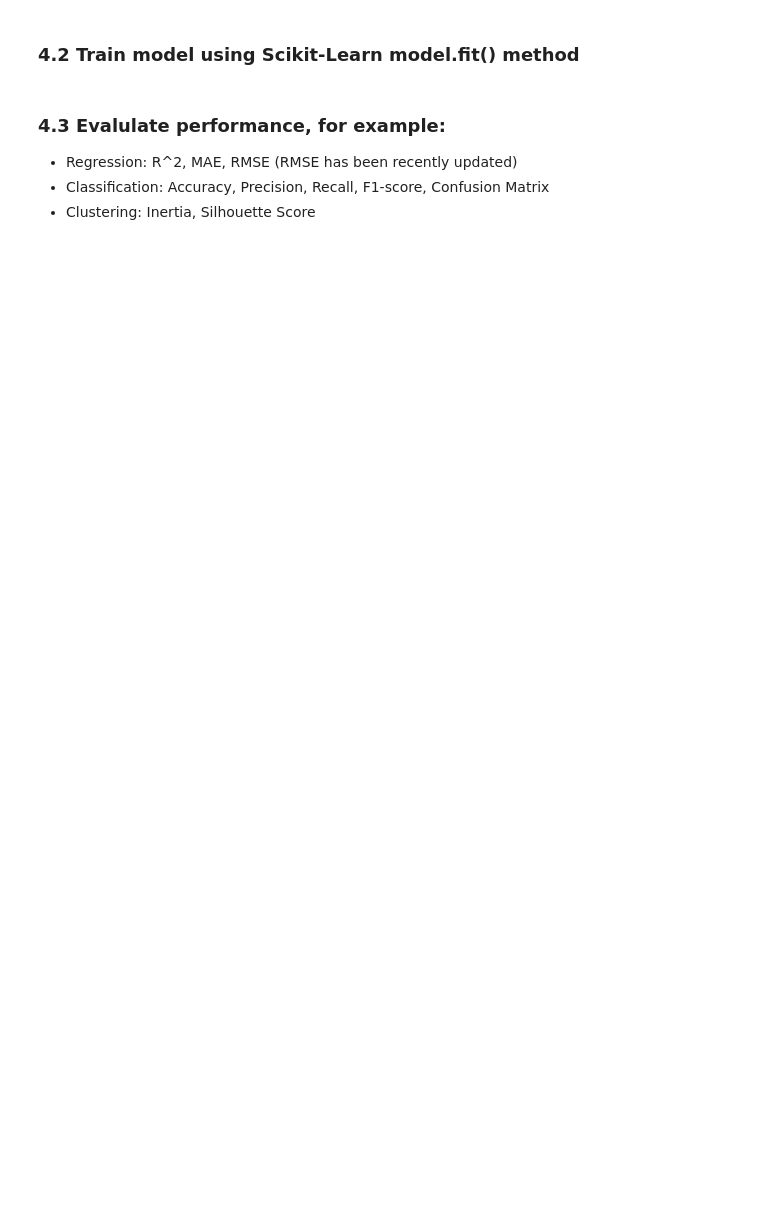
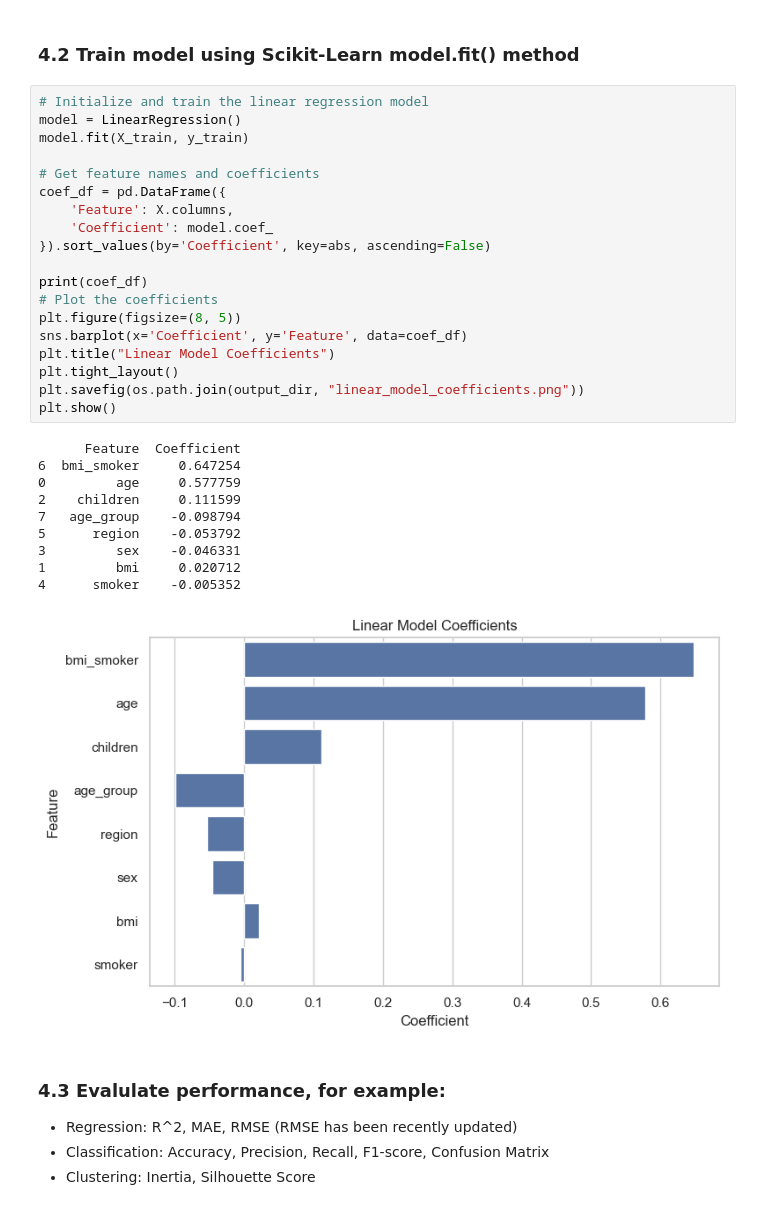
Before and after one commit to JBtallgrass/ml_regression_jballard, a Jupyter notebook: ml_regression_jballard.ipynb, the cells around one changed output. Saved outputs shown, nothing was run; the diff lists cells and outputs as text; blank space fills up the shorter version.

```diff
--- a/ml_regression_jballard.ipynb
+++ b/ml_regression_jballard.ipynb
@@ -244,5 +347,35 @@ So instead of dropping those rows, I clipped BMI to a reasonable range (just the
 # %% [markdown]
 ### 4.2 Train model using Scikit-Learn model.fit() method
+# %%
+# Initialize and train the linear regression model
+model = LinearRegression()
+model.fit(X_train, y_train)
+
+# Get feature names and coefficients
+coef_df = pd.DataFrame({
+    'Feature': X.columns,
+    'Coefficient': model.coef_
+}).sort_values(by='Coefficient', key=abs, ascending=False)
+
+print(coef_df)
+# Plot the coefficients
+plt.figure(figsize=(8, 5))
+sns.barplot(x='Coefficient', y='Feature', data=coef_df)
+plt.title("Linear Model Coefficients")
+plt.tight_layout()
+plt.savefig(os.path.join(output_dir, "linear_model_coefficients.png"))
+plt.show()
+# %% [output]
+      Feature  Coefficient
+6  bmi_smoker     0.647254
+0         age     0.577759
+2    children     0.111599
+7   age_group    -0.098794
+5      region    -0.053792
+3         sex    -0.046331
+1         bmi     0.020712
+4      smoker    -0.005352
+[figure, added]
 # %% [markdown]
 ### 4.3 Evalulate performance, for example:
   - Regression: R^2, MAE, RMSE (RMSE has been recently updated)
```
Also changed, not shown: parts of 14 cells of this notebook, 10 other files.
